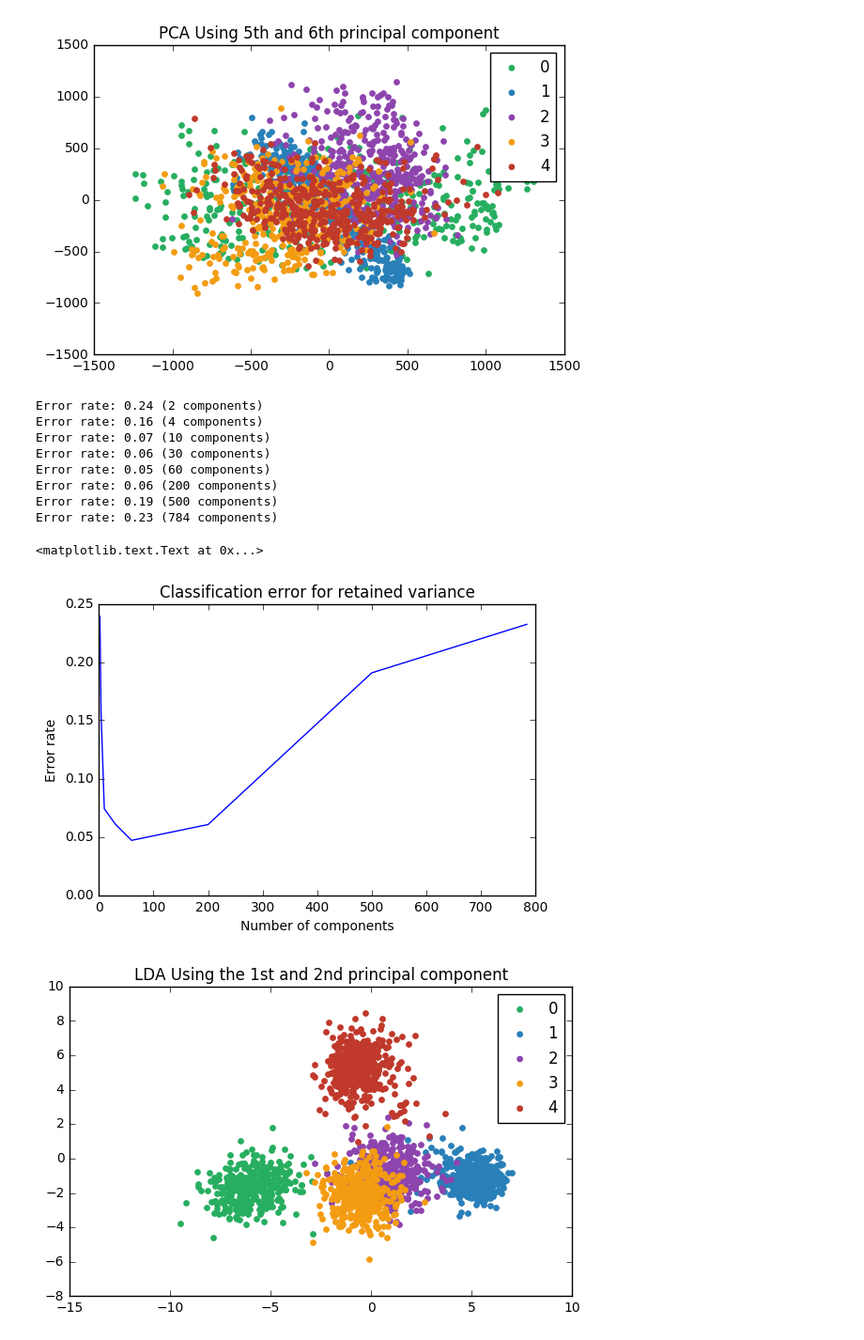
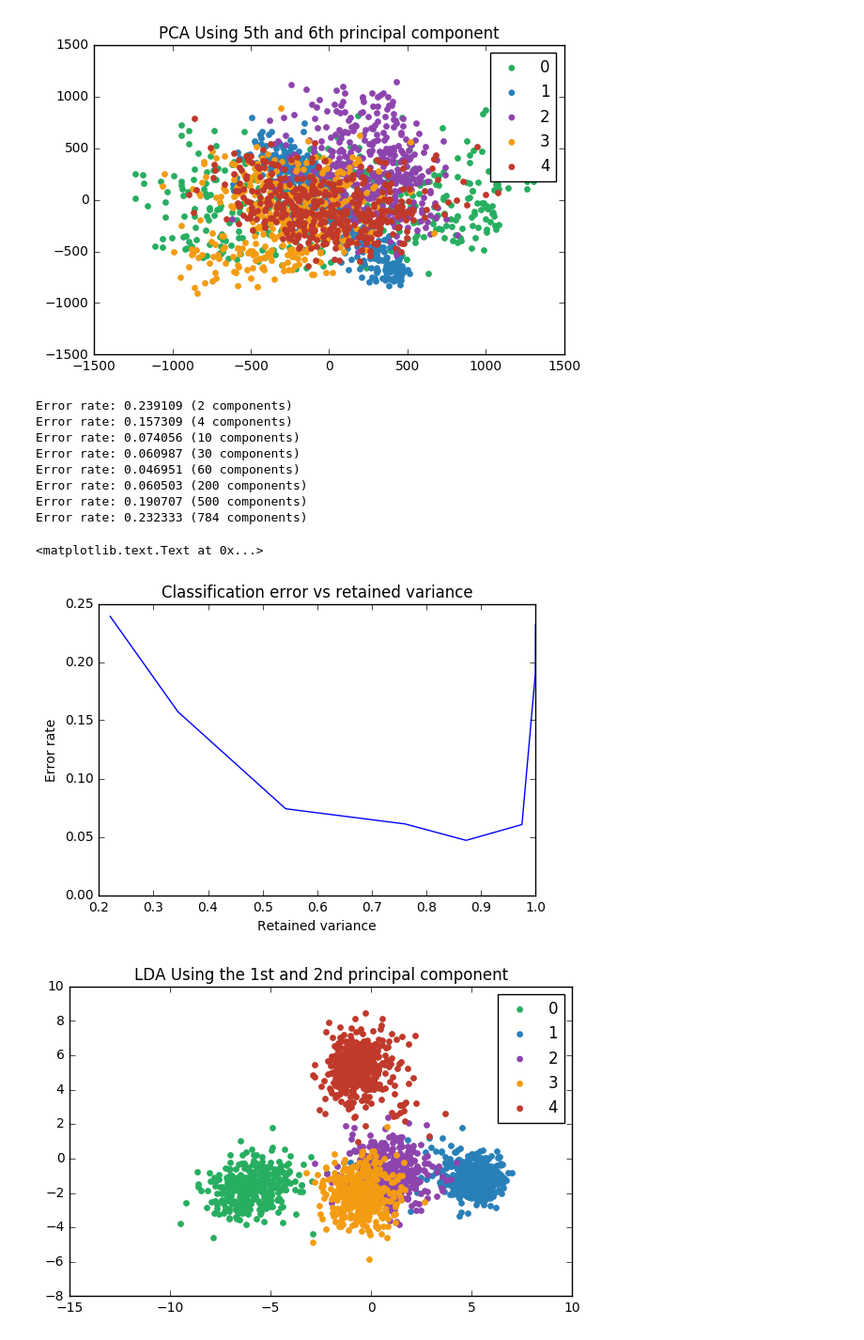
Before and after one commit to olinguyen/ece657a, a Jupyter notebook: assignment1.ipynb, the cells around one changed output. Shown at 94% size. Drawn from its saved outputs; the diff is of its cells as text; code cells hidden in the pictures.

```diff
--- a/assignment1.ipynb
+++ b/assignment1.ipynb
@@ -161,6 +151,7 @@ from sklearn.naive_bayes import GaussianNB
 gnb = GaussianNB()
 y_train = y_train.ravel()
 error_rates = []
+rm = []
 components = [2, 4, 10, 30, 60, 200, 500, 784]
 
 for component in components:
@@ -169,27 +160,26 @@ for component in components:
     y_pred = gnb.predict(X_train)
     error_rate = (y_pred != y_train).mean()
     error_rates.append(error_rate)
-    print("Error rate: %.2f (%d components)" % (error_rate, component))
+    rm.append(pca.explained_variance_ratio_[:component].sum())
+    print("Error rate: %.6f (%d components)" % (error_rate, component))
 # %% [output]
-Error rate: 0.24 (2 components)
-Error rate: 0.16 (4 components)
-Error rate: 0.07 (10 components)
-Error rate: 0.06 (30 components)
-Error rate: 0.05 (60 components)
-Error rate: 0.06 (200 components)
-Error rate: 0.19 (500 components)
-Error rate: 0.23 (784 components)
+Error rate: 0.239109 (2 components)
+Error rate: 0.157309 (4 components)
+Error rate: 0.074056 (10 components)
+Error rate: 0.060987 (30 components)
+Error rate: 0.046951 (60 components)
+Error rate: 0.060503 (200 components)
+Error rate: 0.190707 (500 components)
+Error rate: 0.232333 (784 components)
 # %%
-plt.plot(components, error_rates)
-plt.xlabel("Number of components")
+plt.plot(rm, error_rates)
+plt.xlabel("Retained variance")
 plt.ylabel("Error rate")
-from sklearn.discriminant_analysis import LinearDiscriminantAnalysis
-from sklearn.manifold import LocallyLinearEmbedding
 
-plt.title("Classification error for retained variance")
+plt.title("Classification error vs retained variance")
 # %% [output]
 <matplotlib.text.Text at 0x...>
-[figure, old version]
+[figure, new version]
 # %%
 from sklearn.discriminant_analysis import LinearDiscriminantAnalysis
 
```
Also changed, not shown: parts of 9 cells of this notebook.
